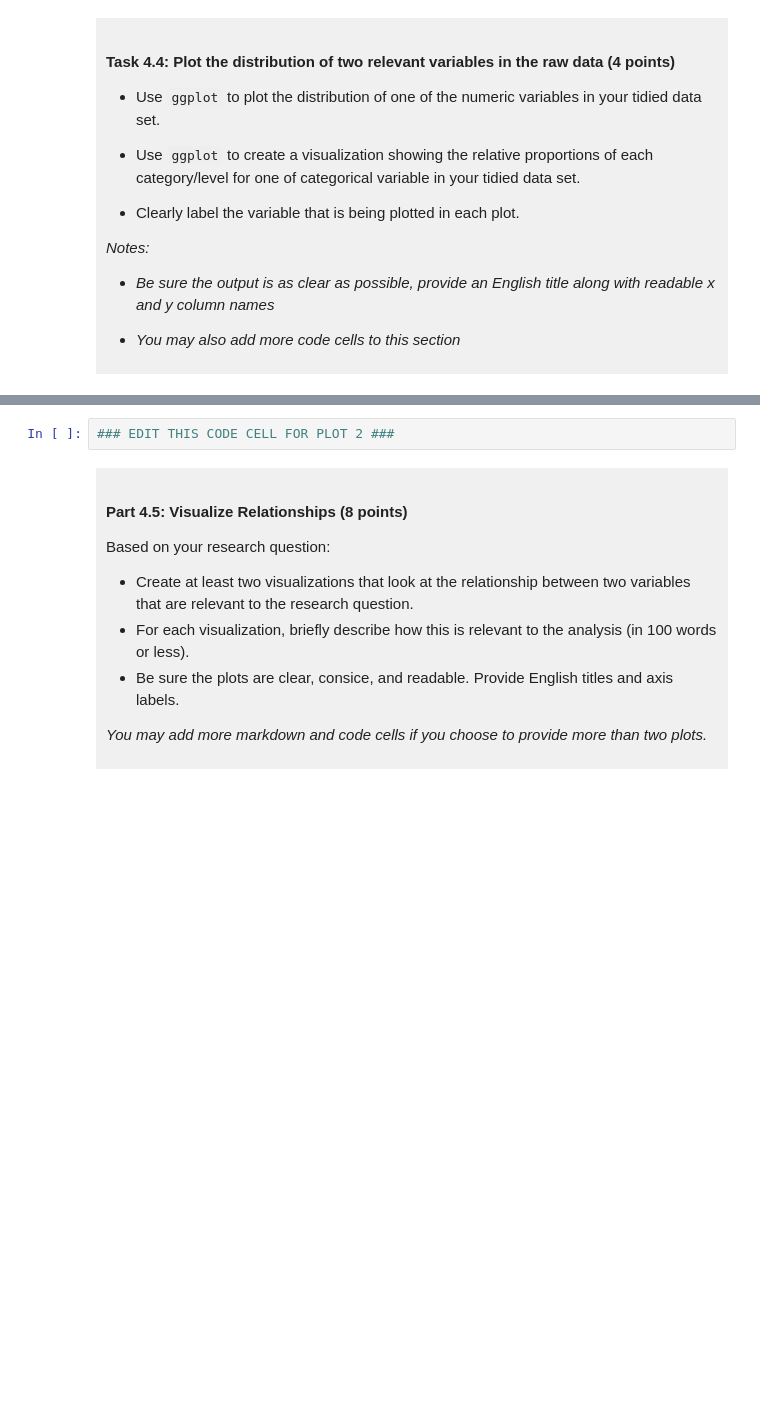
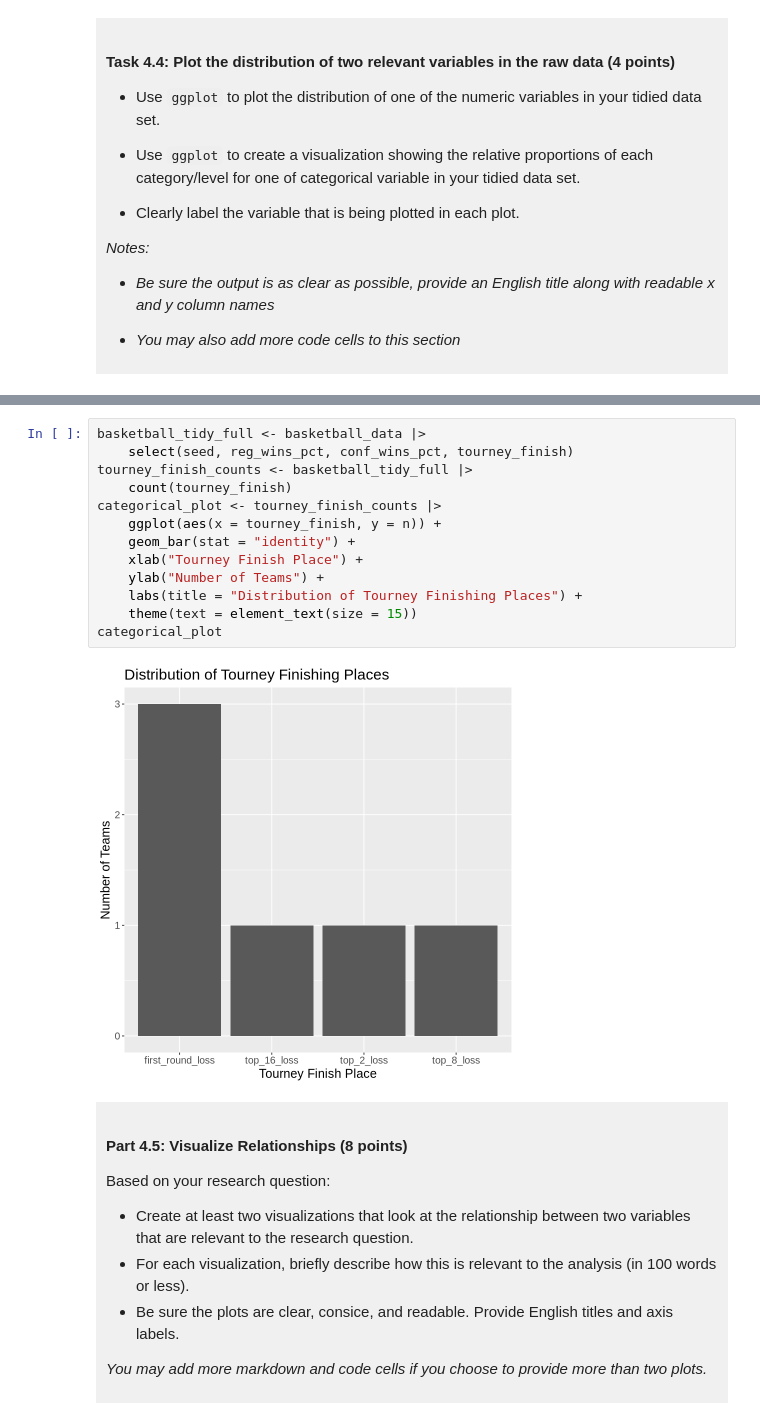
Before and after one commit to jssung-81/dsci-100-project-juliet-sung, a Jupyter notebook: dsci-100-project-notebook.ipynb, the cells around one changed output, grey strips where cells are left out. Drawn from its saved outputs; the diff is of its cells as text; blank space fills up the shorter version.

```diff
--- a/dsci-100-project-notebook.ipynb
+++ b/dsci-100-project-notebook.ipynb
@@ -296,5 +335,18 @@ You will refine your research question (if needed) and produce a tidy data set.
 # %%
-### EDIT THIS CODE CELL FOR PLOT 2 ###
+basketball_tidy_full <- basketball_data |>
+    select(seed, reg_wins_pct, conf_wins_pct, tourney_finish)
+tourney_finish_counts <- basketball_tidy_full |>
+    count(tourney_finish)
+categorical_plot <- tourney_finish_counts |>
+    ggplot(aes(x = tourney_finish, y = n)) +
+    geom_bar(stat = "identity") +
+    xlab("Tourney Finish Place") +
+    ylab("Number of Teams") +
+    labs(title = "Distribution of Tourney Finishing Places") +
+    theme(text = element_text(size = 15))
+categorical_plot
+# %% [output]
+[figure, added]
 # %% [markdown]
 <div style="background-color: #f0f0f0; padding: 10px;">
 
```
Also changed, not shown: parts of 12 cells of this notebook.
